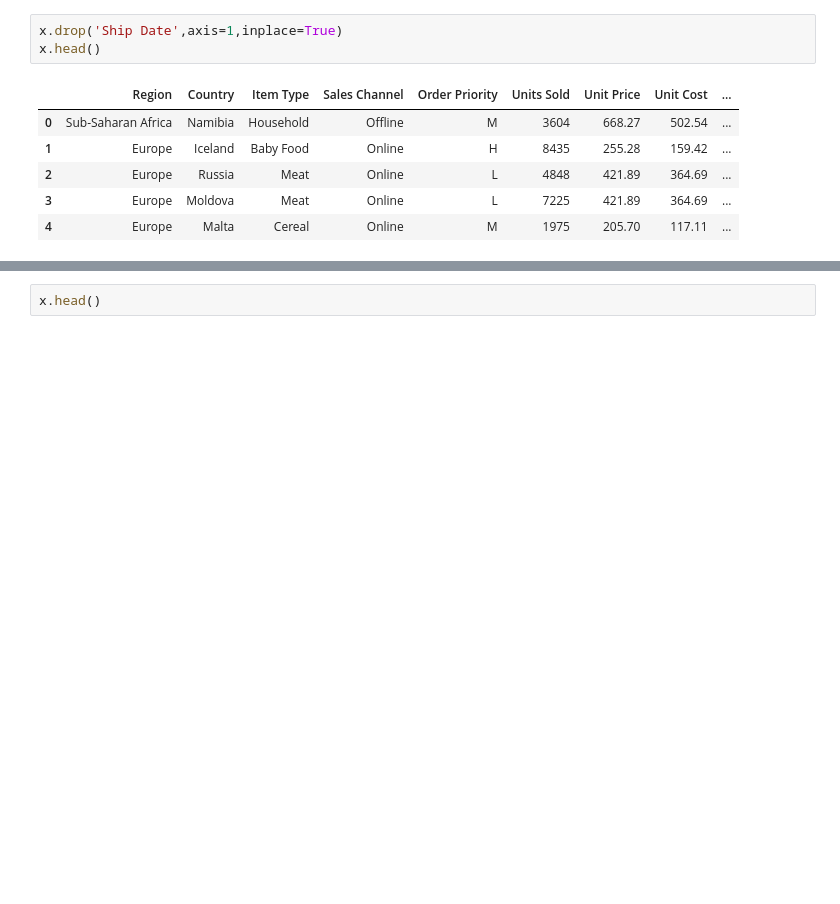
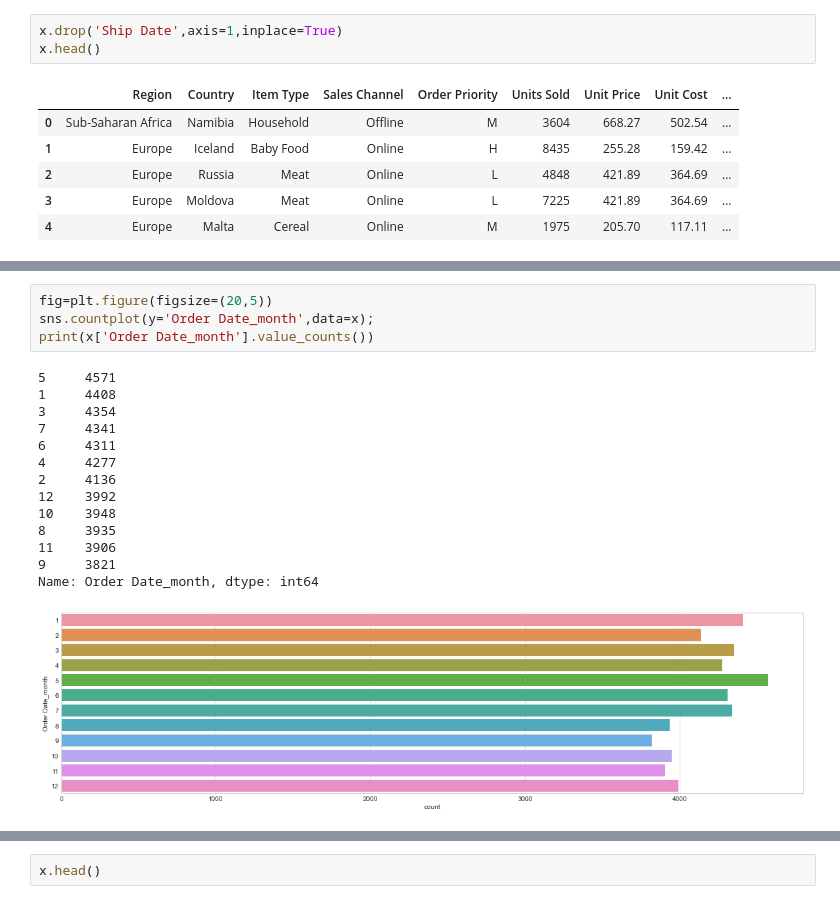
Before and after one commit to guptaa98/Kaggle-Notebooks, a Jupyter notebook: Sales Profit Prediction/Profit_prediction.ipynb, the cells around one changed output, grey strips where cells are left out. Cells and saved outputs as stored; diff of their text form; blank space fills up the shorter version.

```diff
--- a/Sales Profit Prediction/Profit_prediction.ipynb
+++ b/Sales Profit Prediction/Profit_prediction.ipynb
@@ -375,0 +336,19 @@ Name: Ship Date_month, dtype: int64
+# %%
+fig=plt.figure(figsize=(20,5))
+sns.countplot(y='Order Date_month',data=x);
+print(x['Order Date_month'].value_counts())
+# %% [output]
+5     4571
+1     4408
+3     4354
+7     4341
+6     4311
+4     4277
+2     4136
+12    3992
+10    3948
+8     3935
+11    3906
+9     3821
+Name: Order Date_month, dtype: int64
+[figure, added]
```
Also changed, not shown: parts of 92 cells of this notebook.
